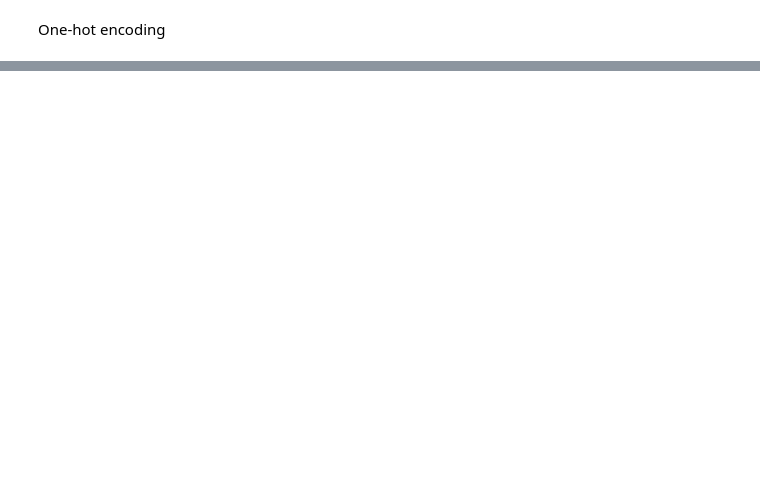
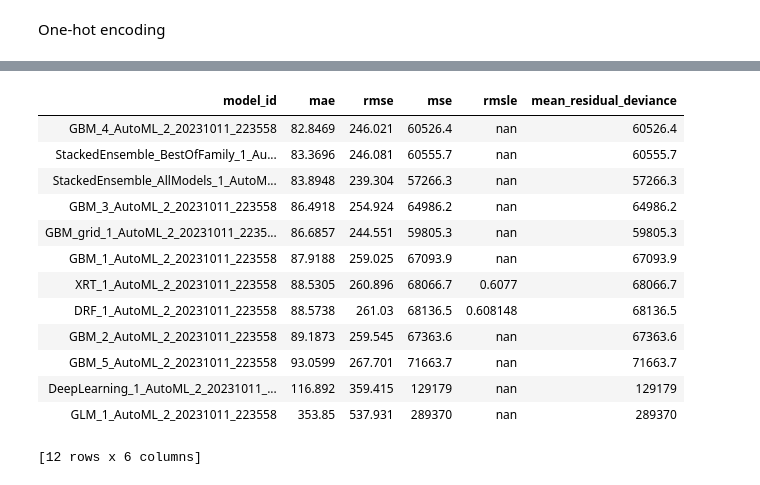
Before and after one commit to mathiasraa/tdt4173-forecasting, a Jupyter notebook: notebooks/siverts_super_model.ipynb, the cells around one changed output, grey strips where cells are left out. Saved outputs shown, nothing was run; the diff lists cells and outputs as text; code cells hidden in the pictures; blank space fills up the shorter version.

Commit message:
Made an autoML model

```diff
--- a/notebooks/siverts_super_model.ipynb
+++ b/notebooks/siverts_super_model.ipynb
@@ -82,0 +101,6 @@ list_of_all_estimated_and_observed_sets = [X_test_estimated_a, X_train_estimated
+# %%
+def convert_from_degree_to_ciruclar(df, feature):
+    df[feature+'_sin'] = np.sin(np.radians(df[feature]))
+    df[feature+'_cos'] = np.cos(np.radians(df[feature]))
+    df = df.drop(feature, axis = 1)
+    return df
@@ -399,13 +450,13 @@ def find_repeated_indexes(df, column_name, repeat_count=12):
 # %%
 #B  -  works reeaaaly well for B
 print(X_train_b.shape, y_train_b.shape)
-repeated_indices = find_repeated_indexes(y_train_b,"pv_measurement", 22)
+repeated_indices = find_repeated_indexes(y_train_b,"pv_measurement", 24)
 y_train_b = y_train_b.reset_index()
 y_train_b = y_train_b.drop(repeated_indices)
 X_train_b = X_train_b[X_train_b["date_forecast"].isin(y_train_b["time"])]
 print(X_train_b.shape, y_train_b.shape)
 
-repeated_indices = find_repeated_indexes(y_validate_b,"pv_measurement",22)
+repeated_indices = find_repeated_indexes(y_validate_b,"pv_measurement",24)
 y_validate_b = y_validate_b.reset_index()
 y_validate_b = y_validate_b.drop(repeated_indices)
 X_validate_b = X_validate_b[X_validate_b["date_forecast"].isin(y_validate_b["time"])]
@@ -539,0 +617,9 @@ Let's test an XG boost only on A
+# %%
+X_train_mean = X_train.mean()
+X_train_std = X_train.std()
+
+X_train = (X_train - X_train_mean) / X_train_std
+X_validate = (X_validate- X_train_mean) / X_train_std
+X_test =  (X_test - X_train_mean) / X_train_std
+
+X_test.head()
@@ -597,0 +676,23 @@ MAE:  19.701
+# %%
+import h2o
+from h2o.automl import H2OAutoML
+
+h2o.init()
+
+X_train = X_train.reset_index().drop(columns="index")
+y_train = y_train.reset_index().drop(columns="index")
+new_train = pd.merge(X_train, y_train["pv_measurement"], left_index=True, right_index=True)
+
+X_validate = X_validate.reset_index().drop(columns="index")
+y_validate = y_validate.reset_index().drop(columns="index")
+new_validate = pd.merge(X_validate, y_validate["pv_measurement"], left_index=True, right_index=True)
+
+h2o_train= h2o.H2OFrame(new_train)
+h2o_validate= h2o.H2OFrame(new_validate)
+h2o_test = h2o.H2OFrame(X_test)
+
+aml = H2OAutoML(max_models=20, seed=1, stopping_metric="MAE", sort_metric="MAE", stopping_tolerance=0.5)
+# aml.train(x=h2o_train.columns, y="pv_measurement", training_frame=h2o_train, validation_frame=h2o_validate)
+aml.train(x=h2o_train.columns, y="pv_measurement", training_frame=h2o_train)
+lb = aml.leaderboard
+preds = aml.leader.predict(h2o_test)
@@ -597,0 +724,18 @@ MAE:  19.701
+# %%
+
+lb.head(rows=lb.nrows)
+# %% [output]
+| model_id | mae | rmse | mse | rmsle | mean_residual_deviance |
+| GBM_4_AutoML_2_20231011_223558 | 82.8469 | 246.021 | 60526.4 | nan | 60526.4 |
+| StackedEnsemble_BestOfFamily_1_Au... | 83.3696 | 246.081 | 60555.7 | nan | 60555.7 |
+| StackedEnsemble_AllModels_1_AutoM... | 83.8948 | 239.304 | 57266.3 | nan | 57266.3 |
+| GBM_3_AutoML_2_20231011_223558 | 86.4918 | 254.924 | 64986.2 | nan | 64986.2 |
+| GBM_grid_1_AutoML_2_20231011_2235... | 86.6857 | 244.551 | 59805.3 | nan | 59805.3 |
+| GBM_1_AutoML_2_20231011_223558 | 87.9188 | 259.025 | 67093.9 | nan | 67093.9 |
+| XRT_1_AutoML_2_20231011_223558 | 88.5305 | 260.896 | 68066.7 | 0.6077 | 68066.7 |
+| DRF_1_AutoML_2_20231011_223558 | 88.5738 | 261.03 | 68136.5 | 0.608148 | 68136.5 |
+| GBM_2_AutoML_2_20231011_223558 | 89.1873 | 259.545 | 67363.6 | nan | 67363.6 |
+| GBM_5_AutoML_2_20231011_223558 | 93.0599 | 267.701 | 71663.7 | nan | 71663.7 |
+| DeepLearning_1_AutoML_2_20231011_... | 116.892 | 359.415 | 129179 | nan | 129179 |
+| GLM_1_AutoML_2_20231011_223558 | 353.85 | 537.931 | 289370 | nan | 289370 |
+[12 rows x 6 columns]
```
Also changed, not shown: parts of 37 cells of this notebook, 2 other files.
